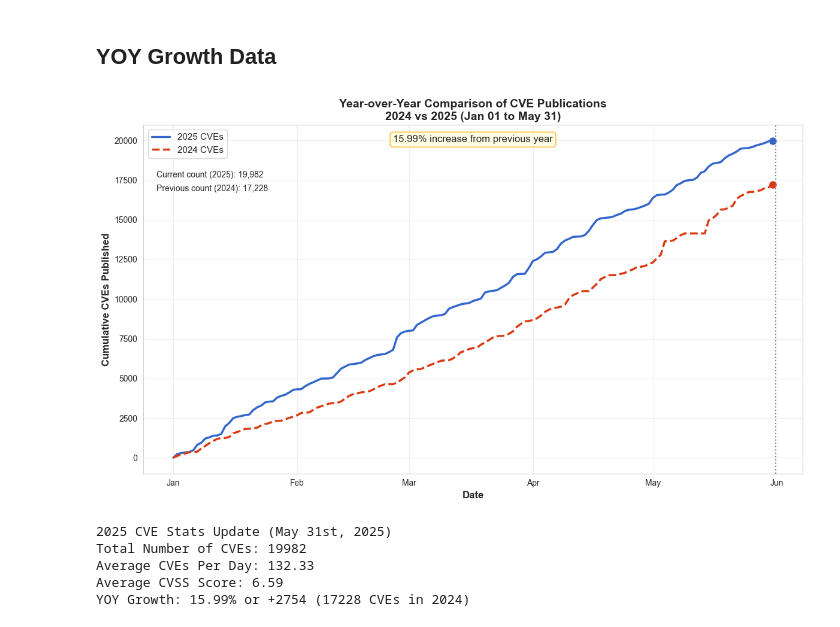
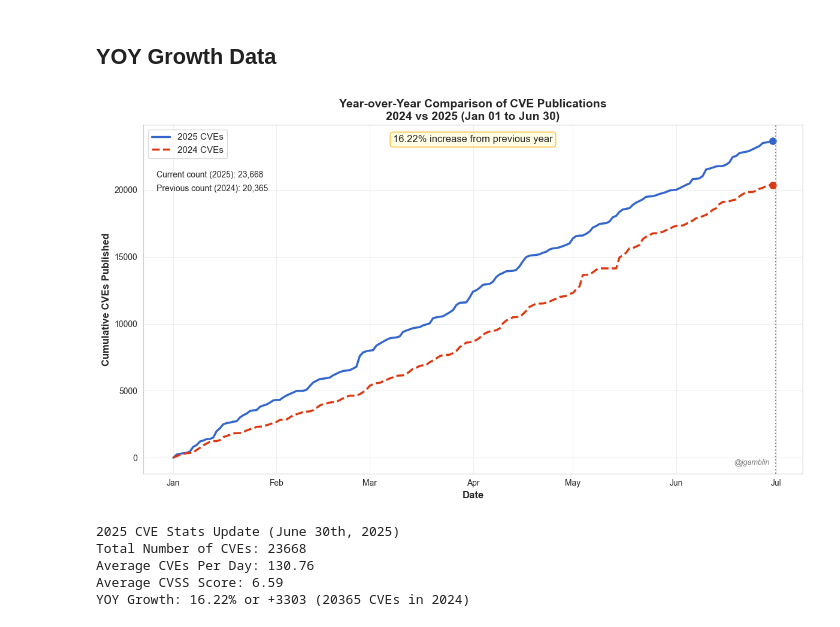
Before and after one commit to jgamblin/monthlyCVEStats, a Jupyter notebook: 2025/2025-YOY-Graph-Days.ipynb, the cells around one changed output. Drawn from its saved outputs; the diff is of its cells as text; code cells hidden in the pictures.

Commit message:
June Update
June Update

```diff
--- a/2025/2025-YOY-Graph-Days.ipynb
+++ b/2025/2025-YOY-Graph-Days.ipynb
@@ -83,8 +83,8 @@ nvd = pd.DataFrame(row_accumulator)
 
 nvd = nvd[~nvd.Status.str.contains('Rejected')]
 nvd['Published'] = pd.to_datetime(nvd['Published'])
-Year_2025 = ((nvd['Published'] > '2025-01-01') & (nvd['Published']  < '2025-06-01'))
-Year_2024 = ((nvd['Published'] > '2024-01-01') & (nvd['Published']  < '2024-06-01'))
+Year_2025 = ((nvd['Published'] > '2025-01-01') & (nvd['Published']  < '2025-07-01'))
+Year_2024 = ((nvd['Published'] > '2024-01-01') & (nvd['Published']  < '2024-07-01'))
 
 
 nvd['BaseScore'] = pd.to_numeric(nvd['BaseScore']);
@@ -203,34 +203,45 @@ ax.set_ylabel('Cumulative CVEs Published', fontsize=12, fontweight='bold')
 # Get the min and max date for the current year data for the title
 if not current_year_data.empty:
     min_date = current_year_data['Published'].min().strftime('%b %d')
     # Add one day to the max date for the range
     max_date_plus_one = (current_year_data['Published'].max() + pd.Timedelta(days=0)).strftime('%b %d')
     date_range_str = f"({min_date} to {max_date_plus_one})"
 else:
     date_range_str = ""
 
 ax.set_title(f'Year-over-Year Comparison of CVE Publications\n{previous_year} vs {current_year} {date_range_str}',
              fontsize=14, fontweight='bold')
 ax.grid(True, alpha=0.3)
 legend = ax.legend(loc='upper left', frameon=True, fontsize=11)
 frame = legend.get_frame()
 frame.set_facecolor('white')
 frame.set_alpha(0.8)
 frame.set_edgecolor('lightgray')
 # Use the last value of the cumulative series for the count, as this reflects the true cumulative CVEs published (including days with zero CVEs)
 current_count = int(current_cumulative.iloc[-1]) if len(current_cumulative) > 0 else 0
 previous_count = int(previous_cumulative.iloc[-1]) if len(previous_cumulative) > 0 else 0
 ax.annotate(f'Current count ({current_year}): {current_count:,}',
             xy=(0.02, 0.85), xycoords='axes fraction', fontsize=10)
 ax.annotate(f'Previous count ({previous_year}): {int(previous_count):,}',
             xy=(0.02, 0.81), xycoords='axes fraction', fontsize=10)
+
+# Add watermark in bottom right corner
+ax.annotate('@jgamblin',
+            xy=(0.95, 0.02),
+            xycoords='axes fraction',
+            ha='right',
+            va='bottom',
+            fontsize=9,
+            alpha=0.6,
+            style='italic')
+
 plt.tight_layout()
 output_filename = f'YOY_CVE_Comparison_{current_year}_vs_{previous_year}.png'
 plt.savefig(output_filename, dpi=300, bbox_inches='tight')
 logging.info(f"Plot saved as {output_filename}")
 plt.show()
 # %% [output]
-[figure, old version]
+[figure, new version]
 # %%
 # Function to convert a day to its ordinal representation
 def ordinal(n):
@@ -275,8 +286,8 @@ YOY Growth: {graph_yoy_growth:.2f}% or +{graph_yoy_growth_count} ({graph_total_c
 
 print(output)
 # %% [output]
-2025 CVE Stats Update (May 31st, 2025)
-Total Number of CVEs: 19982
-Average CVEs Per Day: 132.33
+2025 CVE Stats Update (June 30th, 2025)
+Total Number of CVEs: 23668
+Average CVEs Per Day: 130.76
 Average CVSS Score: 6.59
-YOY Growth: 15.99% or +2754 (17228 CVEs in 2024)
+YOY Growth: 16.22% or +3303 (20365 CVEs in 2024)
```
Also changed, not shown: 7 other files.
